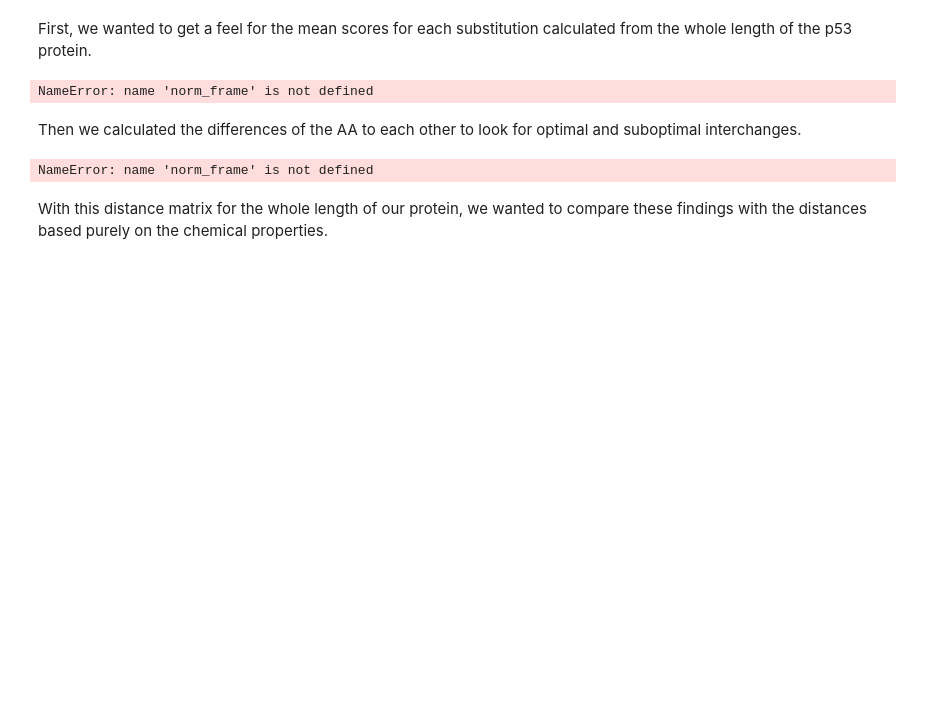
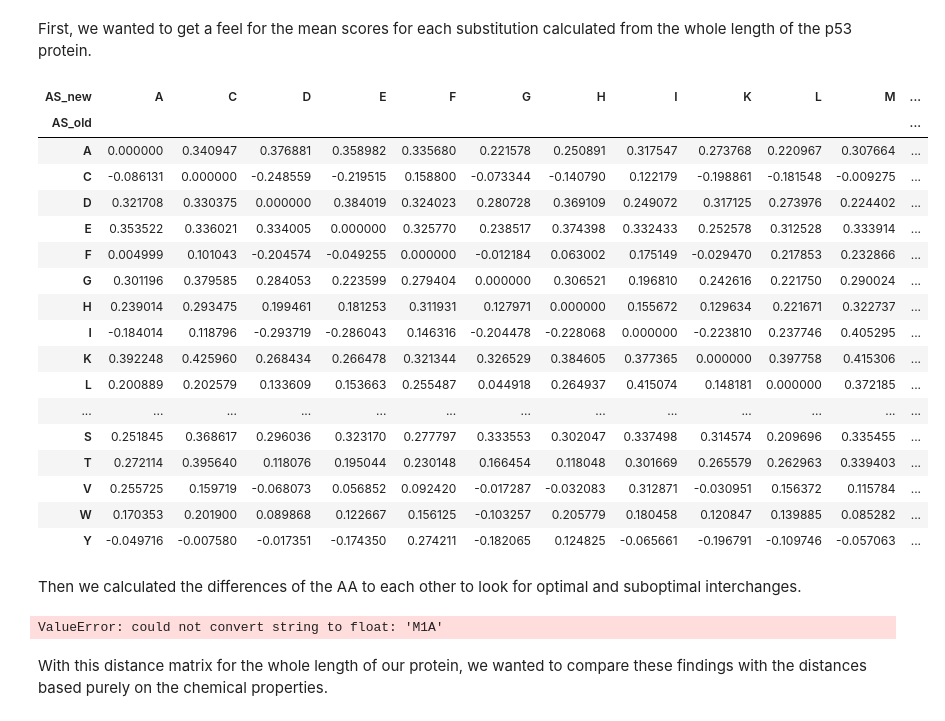
Before and after one commit to datascience-mobi-2023/topic02_team02, a Jupyter notebook: Documentation/P53 - DMS Documentation.ipynb, the cells around one changed output. Drawn from its saved outputs; the diff is of its cells as text; code cells hidden in the pictures; blank space fills up the shorter version.

```diff
--- a/Documentation/P53 - DMS Documentation.ipynb
+++ b/Documentation/P53 - DMS Documentation.ipynb
@@ -111,20 +145,35 @@ Max: Wir haben probiert Patientendaten zu bekommen, aber wir haben die nicht bek
 # %% [markdown]
 First, we wanted to get a feel for the mean scores for each substitution calculated from the whole length of the p53 protein.
 # %%
-dc.rmv_na(de.mean_substitutions(norm_frame))
+dc.rmv_na(de.mean_substitutions(gia_null_eto)) #--> hier noch nicht z-transformiert, normalisiert, etc...
 # %% [output]
-NameError: name 'norm_frame' is not defined
+| AS_new | A | C | D | E | F | G | H | I | K | L | M | ... |
+| AS_old |  |  |  |  |  |  |  |  |  |  |  | ... |
+| A | 0.000000 | 0.340947 | 0.376881 | 0.358982 | 0.335680 | 0.221578 | 0.250891 | 0.317547 | 0.273768 | 0.220967 | 0.307664 | ... |
+| C | -0.086131 | 0.000000 | -0.248559 | -0.219515 | 0.158800 | -0.073344 | -0.140790 | 0.122179 | -0.198861 | -0.181548 | -0.009275 | ... |
+| D | 0.321708 | 0.330375 | 0.000000 | 0.384019 | 0.324023 | 0.280728 | 0.369109 | 0.249072 | 0.317125 | 0.273976 | 0.224402 | ... |
+| E | 0.353522 | 0.336021 | 0.334005 | 0.000000 | 0.325770 | 0.238517 | 0.374398 | 0.332433 | 0.252578 | 0.312528 | 0.333914 | ... |
+| F | 0.004999 | 0.101043 | -0.204574 | -0.049255 | 0.000000 | -0.012184 | 0.063002 | 0.175149 | -0.029470 | 0.217853 | 0.232866 | ... |
+| G | 0.301196 | 0.379585 | 0.284053 | 0.223599 | 0.279404 | 0.000000 | 0.306521 | 0.196810 | 0.242616 | 0.221750 | 0.290024 | ... |
+| H | 0.239014 | 0.293475 | 0.199461 | 0.181253 | 0.311931 | 0.127971 | 0.000000 | 0.155672 | 0.129634 | 0.221671 | 0.322737 | ... |
+| I | -0.184014 | 0.118796 | -0.293719 | -0.286043 | 0.146316 | -0.204478 | -0.228068 | 0.000000 | -0.223810 | 0.237746 | 0.405295 | ... |
+| K | 0.392248 | 0.425960 | 0.268434 | 0.266478 | 0.321344 | 0.326529 | 0.384605 | 0.377365 | 0.000000 | 0.397758 | 0.415306 | ... |
+| L | 0.200889 | 0.202579 | 0.133609 | 0.153663 | 0.255487 | 0.044918 | 0.264937 | 0.415074 | 0.148181 | 0.000000 | 0.372185 | ... |
+| ... | ... | ... | ... | ... | ... | ... | ... | ... | ... | ... | ... | ... |
+| S | 0.251845 | 0.368617 | 0.296036 | 0.323170 | 0.277797 | 0.333553 | 0.302047 | 0.337498 | 0.314574 | 0.209696 | 0.335455 | ... |
+| T | 0.272114 | 0.395640 | 0.118076 | 0.195044 | 0.230148 | 0.166454 | 0.118048 | 0.301669 | 0.265579 | 0.262963 | 0.339403 | ... |
+| V | 0.255725 | 0.159719 | -0.068073 | 0.056852 | 0.092420 | -0.017287 | -0.032083 | 0.312871 | -0.030951 | 0.156372 | 0.115784 | ... |
+| W | 0.170353 | 0.201900 | 0.089868 | 0.122667 | 0.156125 | -0.103257 | 0.205779 | 0.180458 | 0.120847 | 0.139885 | 0.085282 | ... |
+| Y | -0.049716 | -0.007580 | -0.017351 | -0.174350 | 0.274211 | -0.182065 | 0.124825 | -0.065661 | -0.196791 | -0.109746 | -0.057063 | ... |
 # %% [markdown]
 Then we calculated the differences of the AA to each other to look for optimal and suboptimal interchanges.
 # %%
 # Distanzmatrix (DMS-Scores)
-
-dist_p53 = de.dms_distance_matrix(norm_frame)
+dist_p53 = de.dms_distance_matrix(gia_null_eto)
 
 # IDEA: Compare Clustering with "dist_chem" ...
-dist_p53
 # %% [output]
-NameError: name 'norm_frame' is not defined
+ValueError: could not convert string to float: 'M1A'
 # %% [markdown]
 With this distance matrix for the whole length of our protein, we wanted to compare these findings with the distances based purely on the chemical properties.
 # %%
```
Also changed, not shown: parts of 11 cells of this notebook.
